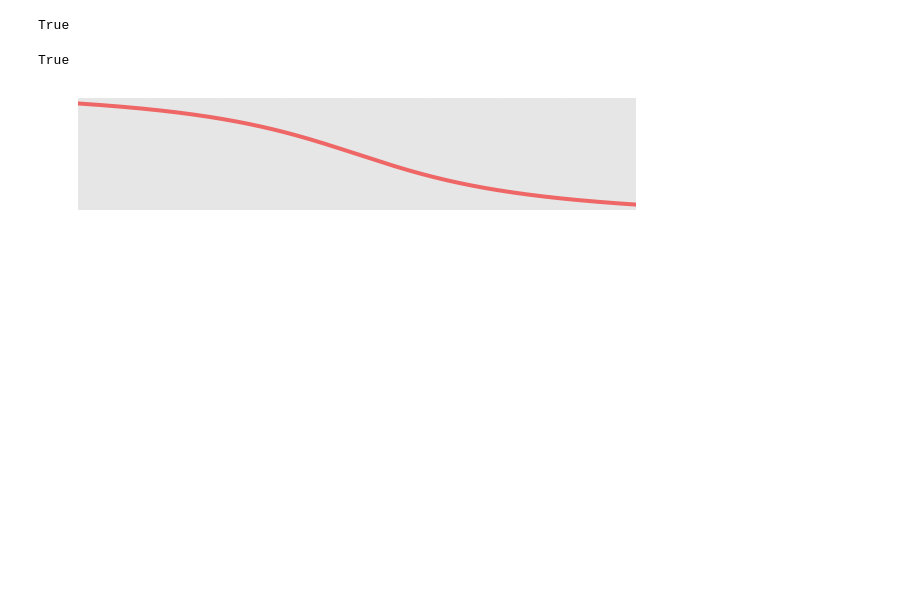
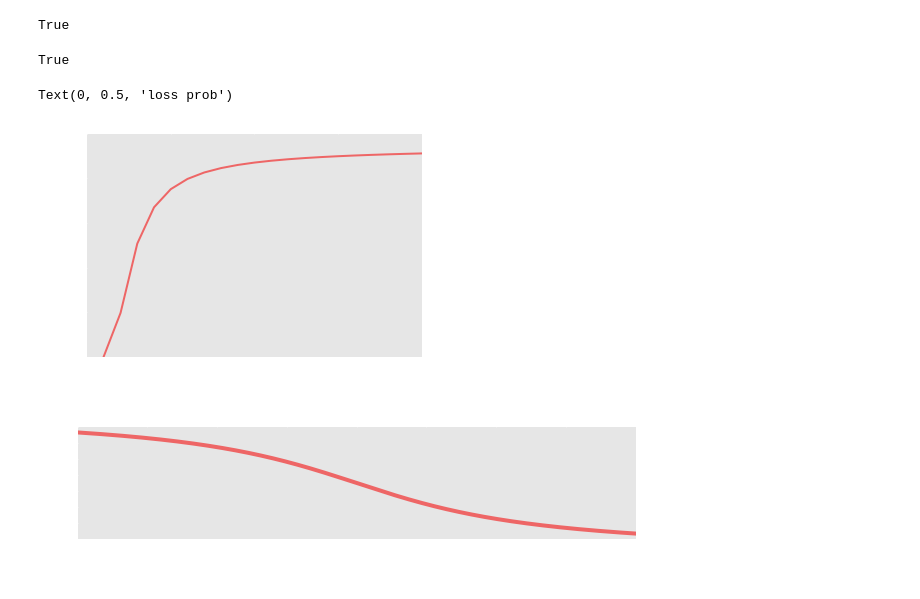
Before and after one commit to polnops/adiabatic_loading, a Jupyter notebook: tweezer_loading.ipynb, the cells around one changed output. Cells and saved outputs as stored; diff of their text form; code cells hidden in the pictures; blank space fills up the shorter version.

```diff
--- a/tweezer_loading.ipynb
+++ b/tweezer_loading.ipynb
@@ -227,35 +223,42 @@ h1d.loss
 # %% [output]
 True
 # %%
-def thermalLoss(n = 20, x_max = 3, p_max = 3, kT = [1]):
+def thermalLoss(x_max = 1, p_max = 1, kT = np.linspace(0.1,2,10)):
     '''determines loss probability for a given set of initial conditions. for a temperature sweep,
     we only need to do this once. however, if we want to change the frequeny sweep function, we'll
     need to redo this.'''
 
-    init2dloss = np.zeros((n,n))
-    x0_arr = np.linspace(-x_max,x_max,n)
-    p0_arr = np.linspace(-p_max,p_max,n)
+    m = 200; n = 200;
+    init2dloss = np.zeros((m,n))
+    x0_arr = np.linspace(0,x_max,m) #only need to do positive side due to symmetry
+    p0_arr = np.linspace(0,p_max,n)
 
     #can't easily vectorize this (with x0 = x0_arr, p0 = p0_arr[:,None]) for some reason...
-    for i, j in itertools.product(range(n), range(n)):
-        for p0 in p0_arr:
-            h1d.solveODE(tau = 20, z0 = [x0_arr[i], p0_arr[j]])
-            h1d.energy()
-            init2dloss[i,j] = h1d.loss
+    for i, j in itertools.product(range(m), range(n)):
+        x0 = x0_arr[i]; p0 = p0_arr[j];
+        h1d.solveODE(omega_i = 1, omega_f = 5, tau = 20, z0 = [x0, p0])
+        h1d.energy()
+        init2dloss[i,j] = h1d.loss
+
     losses_vs_T = []
 
     #determine initial thermal distribution
     for kTi in kT:
-        p_boltzmann = boltzmannProb(x0_arr, p0_arr[:,None], omega = h1d.omega_i, kT = 1)
-        loss_prob = np.sum(init2dloss*p_boltzmann)/np.sum(p_boltzmann)
+        p_boltzmann = boltzmannProb(x0_arr[:,None], p0_arr, omega = h1d.omega_i, kT = kTi)
+        p_boltzmann *= 1/np.sum(p_boltzmann)
+        loss_prob = np.sum(init2dloss*p_boltzmann)
         losses_vs_T.append(loss_prob)
 
     if True:
-        plt.imshow(init2dloss)
-        plt.imshow(p_boltzmann)
-
+        for dat in [init2dloss, p_boltzmann]:
+          lrtb = (0, x_max, p_max, 0)
+          plt.figure(figsize=(8,12))
+          #print(dat)
+          plt.imshow(dat, extent = lrtb, interpolation = 'None')
+          plt.xlabel('x')
+          plt.ylabel('p')
+          plt.show()
     return losses_vs_T
-
 
 def boltzmannProb(x0, p0, omega, kT = 1):
     E0 = 0.5*p0**2 + h1d.V_trap(omega,x0)
@@ -265,3 +266,13 @@ thermalLoss()
+# %%
+kT = np.linspace(0.1,2,20)
+loss = thermalLoss(x_max = 2, p_max = 2, kT = kT)
+# %%
+plt.plot(kT,loss)
+plt.xlabel('kT/h*omega_i')
+plt.ylabel('loss prob')
+# %% [output]
+Text(0, 0.5, 'loss prob')
+[figure, added]
 # %%
 class ThermalLoss(Dynamics1D):
     def __init__(self):
```
Also changed, not shown: parts of 4 cells of this notebook.
